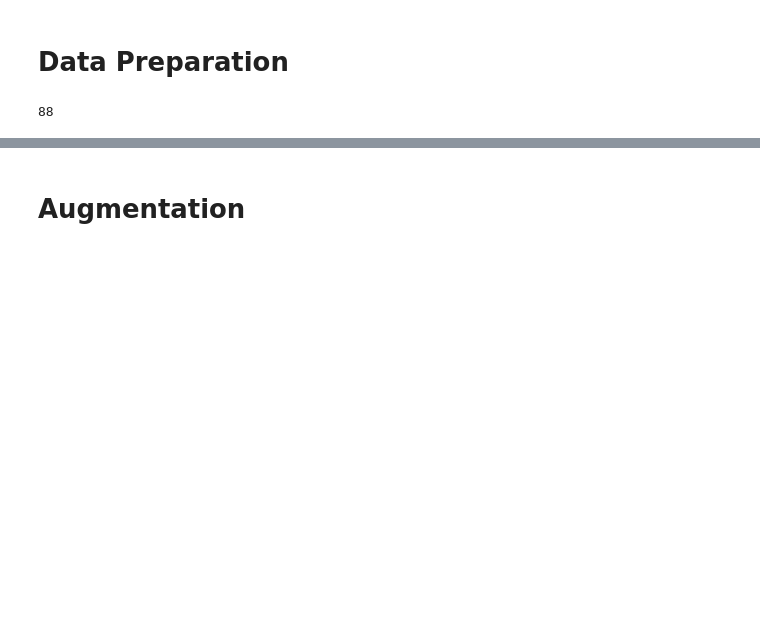
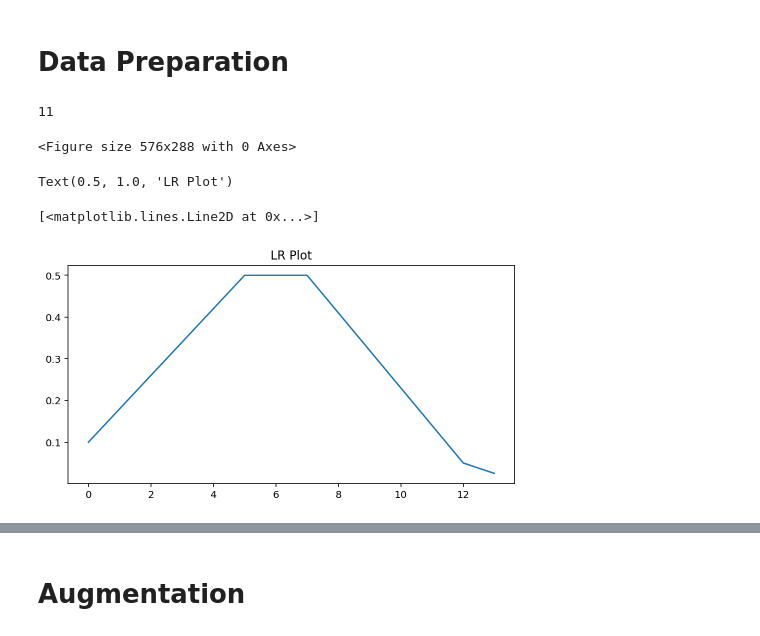
Before and after one commit to faizanahemad/eva, a Jupyter notebook: assignment-14/DN-AutoAug.ipynb, the cells around one changed output, grey strips where cells are left out. Saved outputs shown, nothing was run; the diff lists cells and outputs as text; code cells hidden in the pictures; blank space fills up the shorter version.

```diff
--- a/assignment-14/DN-AutoAug.ipynb
+++ b/assignment-14/DN-AutoAug.ipynb
@@ -559,7 +622,7 @@ x_test = normalize(x_test)
 # %%
 print(gc.collect())
 
-model = DavidNet3(weight=0.125)
+model = DavidNet(c=64, weight=0.125)
 batches_per_epoch = len_train//BATCH_SIZE + 1
 
 # lr_schedule = lambda t: np.interp([t], [0, (EPOCHS+1)//3, EPOCHS], [0, LEARNING_RATE, 0])[0]
@@ -573,7 +636,9 @@ batches_per_epoch = len_train//BATCH_SIZE + 1
 
 # lr_schedule = lambda t: np.interp([t], [0, (EPOCHS+1)//2.5,(EPOCHS+1)//2.5 + 1, EPOCHS-1, EPOCHS], [LEARNING_RATE/40, LEARNING_RATE,LEARNING_RATE, LEARNING_RATE/20, LEARNING_RATE/50])[0]
 
-lr_schedule = lambda t: np.interp([t], [0, (EPOCHS+1)//2.5,(EPOCHS+1)//2.5 + 1, EPOCHS-1, EPOCHS], [LEARNING_RATE/10, LEARNING_RATE,LEARNING_RATE, LEARNING_RATE/10, LEARNING_RATE/20])[0] # LR = 0.75
+# lr_schedule = lambda t: np.interp([t], [0, (EPOCHS+1)//2.5,(EPOCHS+1)//2.5 + 1, EPOCHS-1, EPOCHS], [LEARNING_RATE/10, LEARNING_RATE,LEARNING_RATE, LEARNING_RATE/10, LEARNING_RATE/20])[0] # LR = 0.75
+
+lr_schedule = lambda t: np.interp([t], [0, (EPOCHS+1)//2.5,(EPOCHS+1)//2.5 + 2, EPOCHS-1, EPOCHS], [LEARNING_RATE/5, LEARNING_RATE,LEARNING_RATE, LEARNING_RATE/10, LEARNING_RATE/20])[0] # LR = 0.75
 
 # momentum_schedule =  lambda t: np.interp([t], [0, (EPOCHS+1)//2.5,(EPOCHS+1)//2.5 + 1, EPOCHS], [MAX_MOMENTUM, MIN_MOMENTUM,MIN_MOMENTUM, MAX_MOMENTUM])[0]
 momentum_schedule =  lambda t: np.interp([t], [0, EPOCHS], [MAX_MOMENTUM, MIN_MOMENTUM])[0]
@@ -584,8 +649,8 @@ momentum_func = lambda: momentum_schedule(global_step/batches_per_epoch)/BATCH_S
 # opt = tf.train.MomentumOptimizer(lr_func, momentum=momentum_func, use_nesterov=True)
 opt = tf.train.MomentumOptimizer(lr_func, momentum=MOMENTUM, use_nesterov=True)
 
-if mixed_precision:
-    opt = tf.train.experimental.enable_mixed_precision_graph_rewrite(opt)
+# if mixed_precision:
+#     opt = tf.train.experimental.enable_mixed_precision_graph_rewrite(opt)
 
 hflip_aug = lambda x, y: (tf.image.random_flip_left_right(tf.random_crop(x, [32, 32, 3])), y)
 hue_aug = lambda x,y: (tf.image.random_hue(x,max_delta=0.1),y)
@@ -605,26 +670,38 @@ data_aug = lambda x, y: data_aug2(*data_aug1(x,y))
 
 # rot90 = lambda x,y: (tf.image.rot90(x, np.random.choice([0,1,3],p=[1-rot90_proba,rot90_proba/2,rot90_proba/2])),y)
 
-cutout_fn = get_cutout_eraser(p=1.0, pixel_level=True)
+cutout_fn = get_cutout_eraser(p=1.0, pixel_level=True,v_l=0,v_h=255)
 
-def batch_cut(imgs, epoch,cutout_proba=cutout_proba,copy=False):
+
+def batch_cut(imgs,cutout_proba=cutout_proba,copy=False):
     if copy:
         imgs = np.copy(imgs)
     for i,im in enumerate(imgs):
-        p_1 = np.random.rand()
-        if p_1 > cutout_proba:
-            continue
-        else:
-            imgs[i] = cutout_fn(im)
+        imgs[i] = cutout_fn(im, proba=cutout_proba)
     return imgs
 
-def cifar10_augs(imgs,epoch):
-    policy = CIFAR10Policy()
+def cifar10_augs(imgs,policy_idx=None,magnitude_idx=None):
+    policy = CIFAR10Policy(fillcolor=tuple(train_mean.astype(int)))
+    new_images = []
     for i,im in enumerate(imgs):
         im = Image.fromarray(np.uint8(im),'RGB')
-        im = policy(im)
-        imgs[i] = np.array(im)
-    return imgs
+        im = policy(im,policy_idx=policy_idx,magnitude_idx=magnitude_idx)
+        new_images.append(np.array(im))
+    new_images = np.stack(new_images)
+    return new_images
 # %% [output]
-88
+11
+# %%
+dx = np.arange(0,13,0.01)
+dy = np.vectorize(lr_schedule)(dx)
+
+plt.figure(figsize=(8,4))
+plt.title("LR Plot")
+plt.plot(dx,dy)
+plt.show()
+# %% [output]
+<Figure size 576x288 with 0 Axes>
+Text(0.5, 1.0, 'LR Plot')
+[<matplotlib.lines.Line2D at 0x...>]
+[figure, added]
 # %%
```
Also changed, not shown: parts of 31 cells of this notebook.
